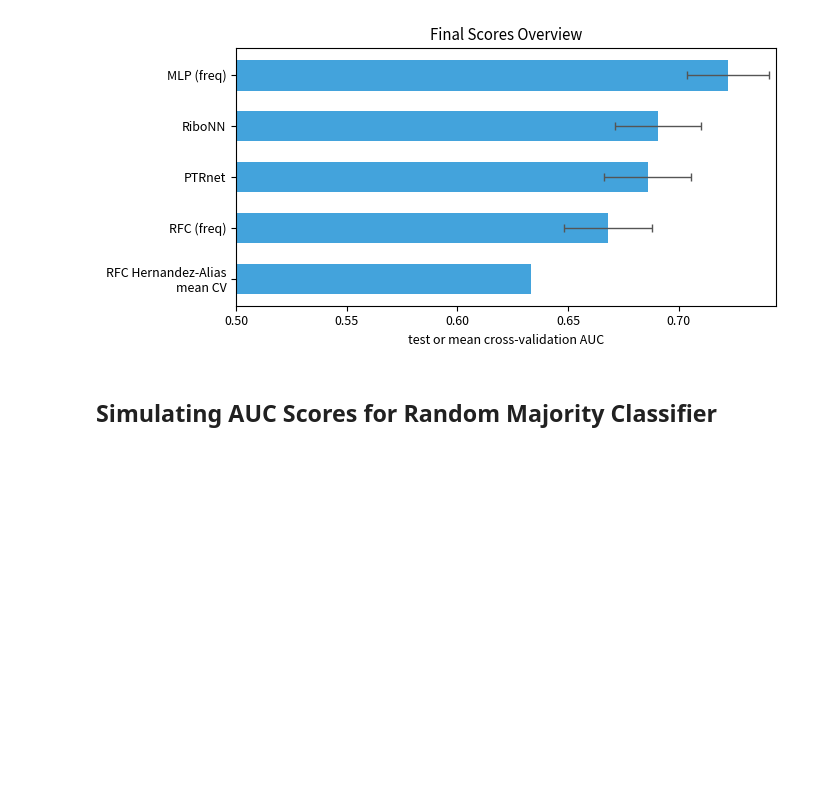
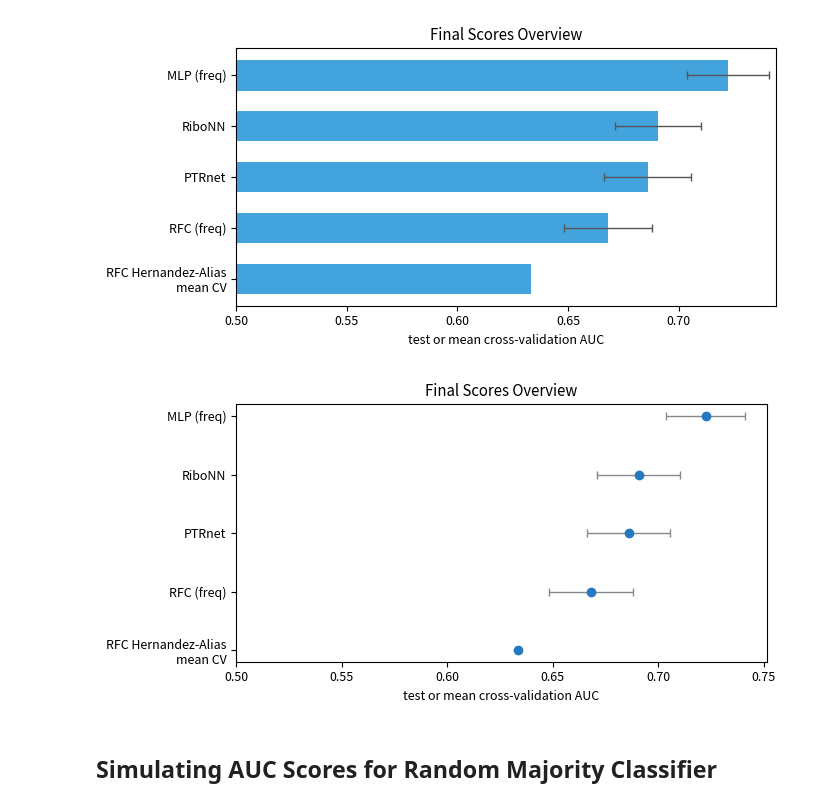
Before and after one commit to f-krause/master-thesis, a Jupyter notebook: visualisation/benchmark_test_results.ipynb, the cells around one changed output. Cells and saved outputs as stored; diff of their text form; code cells hidden in the pictures; blank space fills up the shorter version.

```diff
--- a/visualisation/benchmark_test_results.ipynb
+++ b/visualisation/benchmark_test_results.ipynb
@@ -500,6 +562,60 @@ if STORE:
 plt.show()
 # %% [output]
 [figure]
+# %%
+# Python
+df_barplot_subset = df.loc[["PTRnet", "RiboNN", "MLP (freq)", "RFC (freq)"]].sort_values(by="test AUC", ascending=True)
+
+rfc_hernandez_df = pd.DataFrame({
+    "train AUC": np.nan,
+    "val AUC (tuning)": np.nan,
+    "test AUC": 0.6333,
+    "test F1 Score": np.nan,
+    "test Precision": np.nan,
+    "test Recall": np.nan,
+    "test AUC CI lower": np.nan,
+    "test AUC CI upper": np.nan
+}, index=["RFC Hernandez-Alias\nmean CV"])
+df_barplot_subset = pd.concat([df_barplot_subset, rfc_hernandez_df], axis=0)
+
+df_barplot_subset.sort_values(by="test AUC", ascending=True, inplace=True)
+
+fig, ax = plt.subplots(figsize=(7, 3.5))
+y = range(len(df_barplot_subset))
+dot_offset = 0.0  # No offset needed unless you add more dots
+
+# Plot test AUC dots with error bars
+ax.errorbar(
+    df_barplot_subset["test AUC"],
+    [i + dot_offset for i in y],
+    xerr=[
+        df_barplot_subset["test AUC"] - df_barplot_subset["test AUC CI lower"],
+        df_barplot_subset["test AUC CI upper"] - df_barplot_subset["test AUC"]
+    ],
+    fmt='o',
+    color=blue_shades[3],
+    label='Test',
+    ecolor='#888888',
+    elinewidth=1,
+    capsize=3,
+    markersize=6
+)
+
+# Labels and legend
+ax.set_yticks(y)
+ax.set_yticklabels(df_barplot_subset.index)
+ax.set_xlabel("test or mean cross-validation AUC")
+ax.set_title("Final Scores Overview")
+# ax.legend()
+ax.set_xlim(0.5, max(df_barplot_subset["test AUC"].max(), df_barplot_subset["test AUC"].max()) * 1.04)
+plt.tight_layout()
+
+if STORE:
+    plt.savefig(os.getenv("OUTPUT_DIR") + f"/benchmark_dotplot_subset.pdf", format="pdf", bbox_inches="tight")
+
+plt.show()
+# %% [output]
+[figure, added]
 # %% [markdown]
 ## Simulating AUC Scores for Random Majority Classifier
 # %%
```
Also changed, not shown: parts of 3 cells of this notebook, 9 other files.
